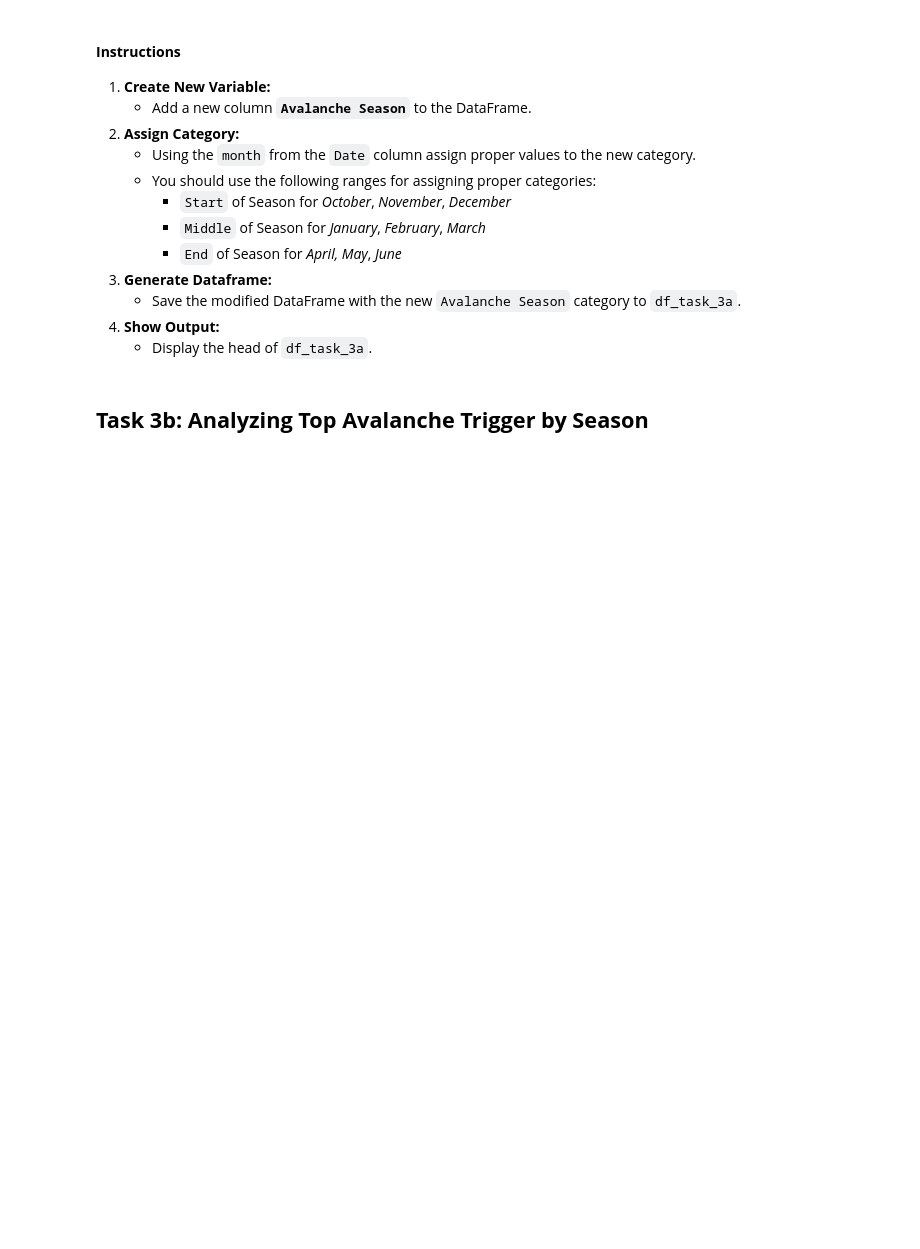
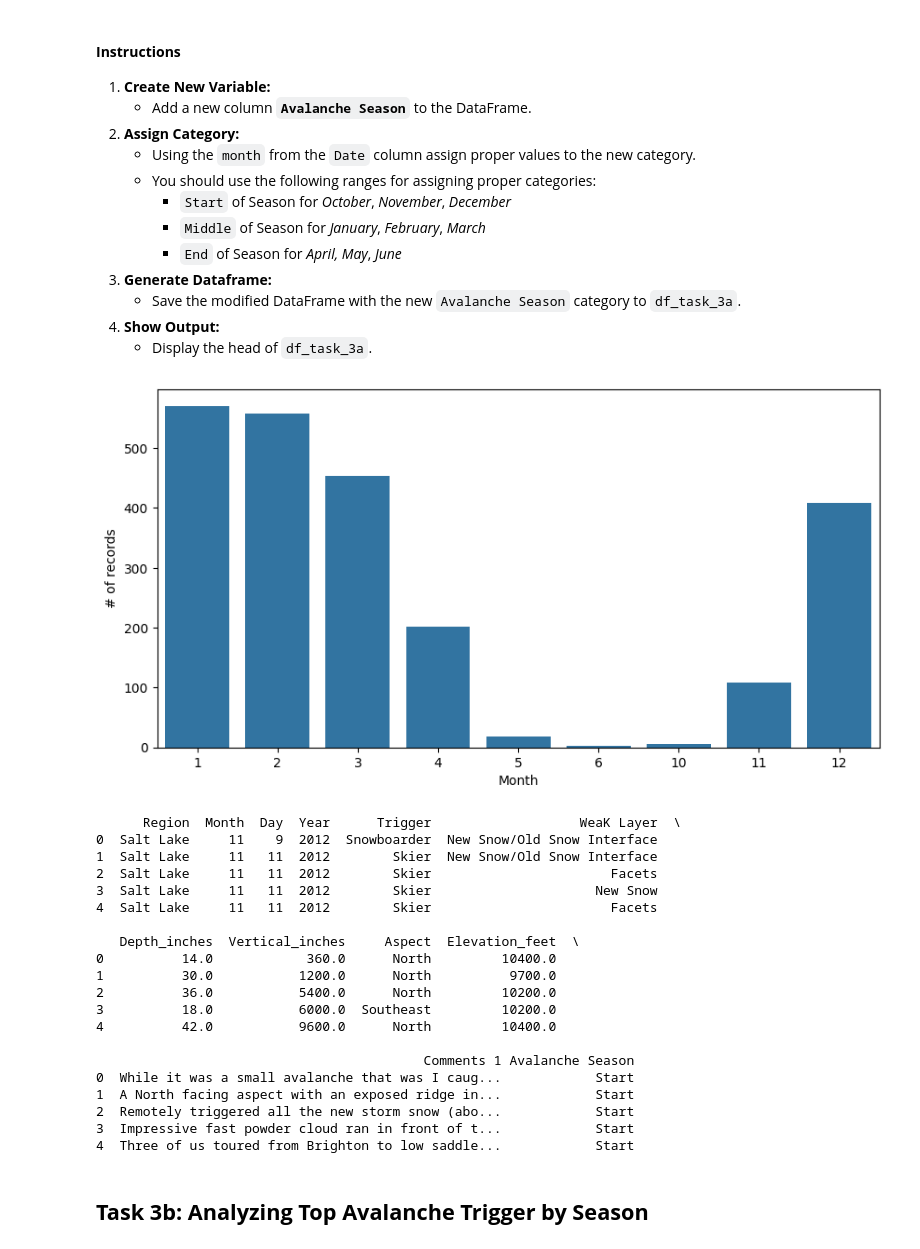
Before and after one commit to visdesignlab/persist_examples, a Jupyter notebook: Study Data I - Avalanches in Utah/PANDAS_avalanche_tasks.ipynb, the cells around one changed output. Drawn from its saved outputs; the diff is of its cells as text; code cells hidden in the pictures; blank space fills up the shorter version.

```diff
--- a/Study Data I - Avalanches in Utah/PANDAS_avalanche_tasks.ipynb
+++ b/Study Data I - Avalanches in Utah/PANDAS_avalanche_tasks.ipynb
@@ -188,15 +315,54 @@ Create a new category `Avalanche Season` in the dataset and assign each record t
 # %%
 ## Date time
 plt.figure(figsize=(10, 5))
 sns.countplot(x=df_task_2b["Month"])
 
 plt.xlabel('Month')
 plt.ylabel('# of records')
 
 # Display the plot
 plt.show()
 
 df_task_2b.head()
+
+# Function to categorize each record based on month
+def categorize_season(month):
+    if month in [10, 11, 12]:
+        return 'Start'
+    elif month in [1, 2, 3]:
+        return 'Middle'
+    elif month in [4, 5, 6]:
+        return 'End'
+    else:
+        return 'Off Season'
+
+df_task_2b['Avalanche Season'] = df_task_2b['Month'].apply(categorize_season)
+
+df_task_3a = df_task_2b
+
+print(df_task_3a.head())
+# %% [output]
+[figure, added]
+      Region  Month  Day  Year      Trigger                   WeaK Layer  \
+0  Salt Lake     11    9  2012  Snowboarder  New Snow/Old Snow Interface
+1  Salt Lake     11   11  2012        Skier  New Snow/Old Snow Interface
+2  Salt Lake     11   11  2012        Skier                       Facets
+3  Salt Lake     11   11  2012        Skier                     New Snow
+4  Salt Lake     11   11  2012        Skier                       Facets
+
+   Depth_inches  Vertical_inches     Aspect  Elevation_feet  \
+0          14.0            360.0      North         10400.0
+1          30.0           1200.0      North          9700.0
+2          36.0           5400.0      North         10200.0
+3          18.0           6000.0  Southeast         10200.0
+4          42.0           9600.0      North         10400.0
+
+                                          Comments 1 Avalanche Season
+0  While it was a small avalanche that was I caug...            Start
+1  A North facing aspect with an exposed ridge in...            Start
+2  Remotely triggered all the new storm snow (abo...            Start
+3  Impressive fast powder cloud ran in front of t...            Start
+4  Three of us toured from Brighton to low saddle...            Start
 # %% [markdown]
 ## **Task 3b: Analyzing Top Avalanche Trigger by Season**
 # %% [markdown]
```
Also changed, not shown: parts of 10 cells of this notebook, 2 other files.
